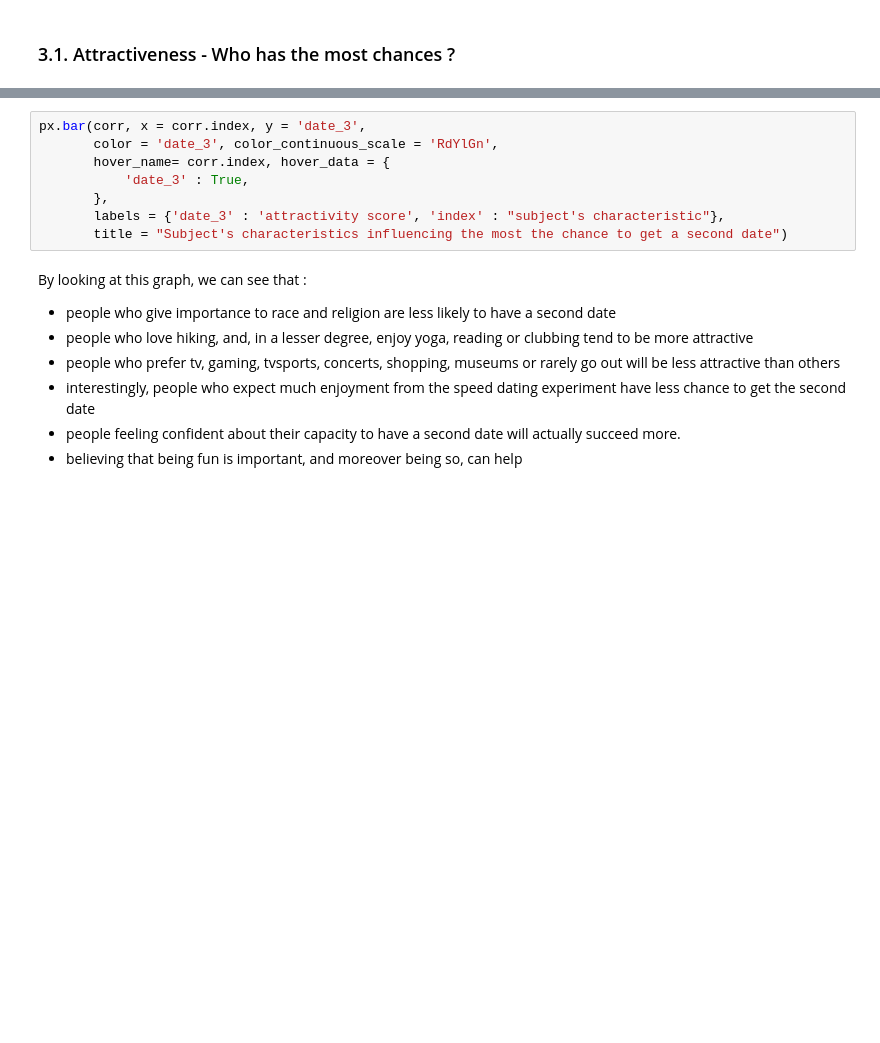
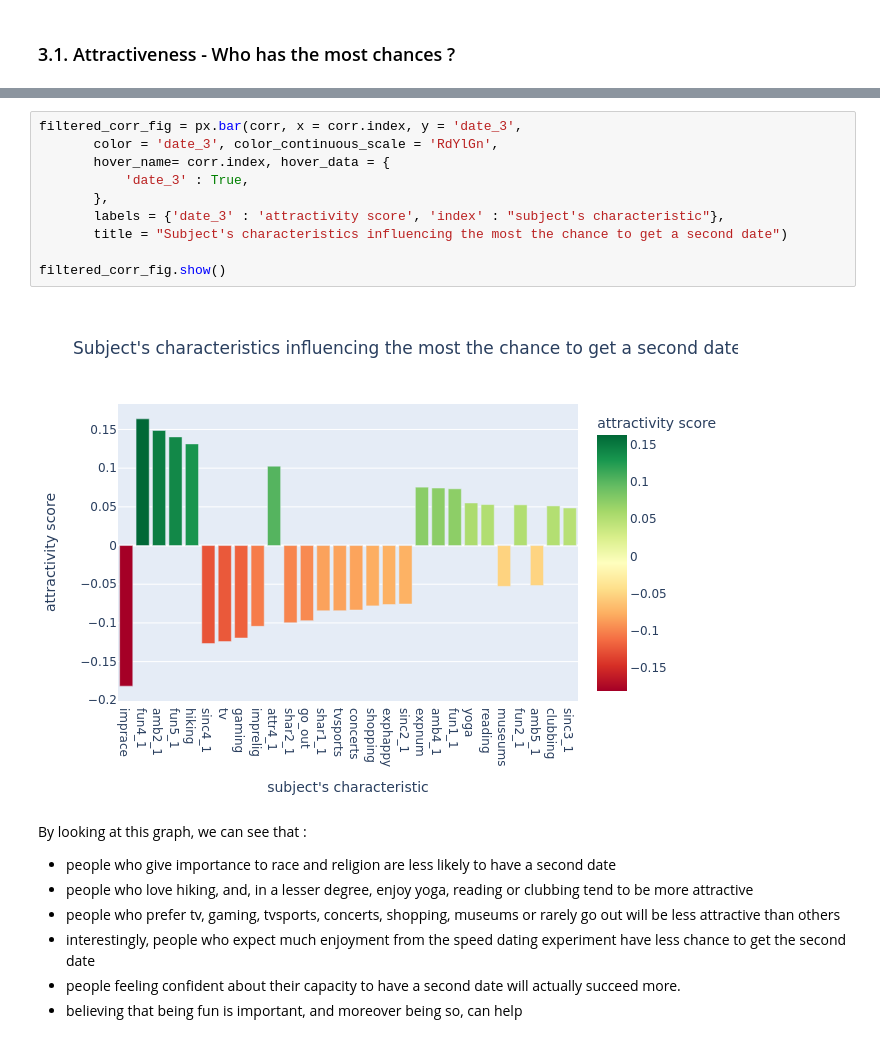
Before and after one commit to Acsts/EDA--Speed_Dating_Experiment, a Jupyter notebook: Project-Speed_Dating.ipynb, the cells around one changed output, grey strips where cells are left out. Cells and saved outputs as stored; diff of their text form; blank space fills up the shorter version.

```diff
--- a/Project-Speed_Dating.ipynb
+++ b/Project-Speed_Dating.ipynb
@@ -488,11 +750,15 @@ corr
 # %%
-px.bar(corr, x = corr.index, y = 'date_3',
+filtered_corr_fig = px.bar(corr, x = corr.index, y = 'date_3',
        color = 'date_3', color_continuous_scale = 'RdYlGn',
        hover_name= corr.index, hover_data = {
            'date_3' : True,
        },
        labels = {'date_3' : 'attractivity score', 'index' : "subject's characteristic"},
        title = "Subject's characteristics influencing the most the chance to get a second date")
+
+filtered_corr_fig.show()
+# %% [output]
+[figure, added]
 # %% [markdown]
 By looking at this graph, we can see that :
 - people who give importance to race and religion are less likely to have a second date
```
Also changed, not shown: parts of 48 cells of this notebook, 2 other files.
